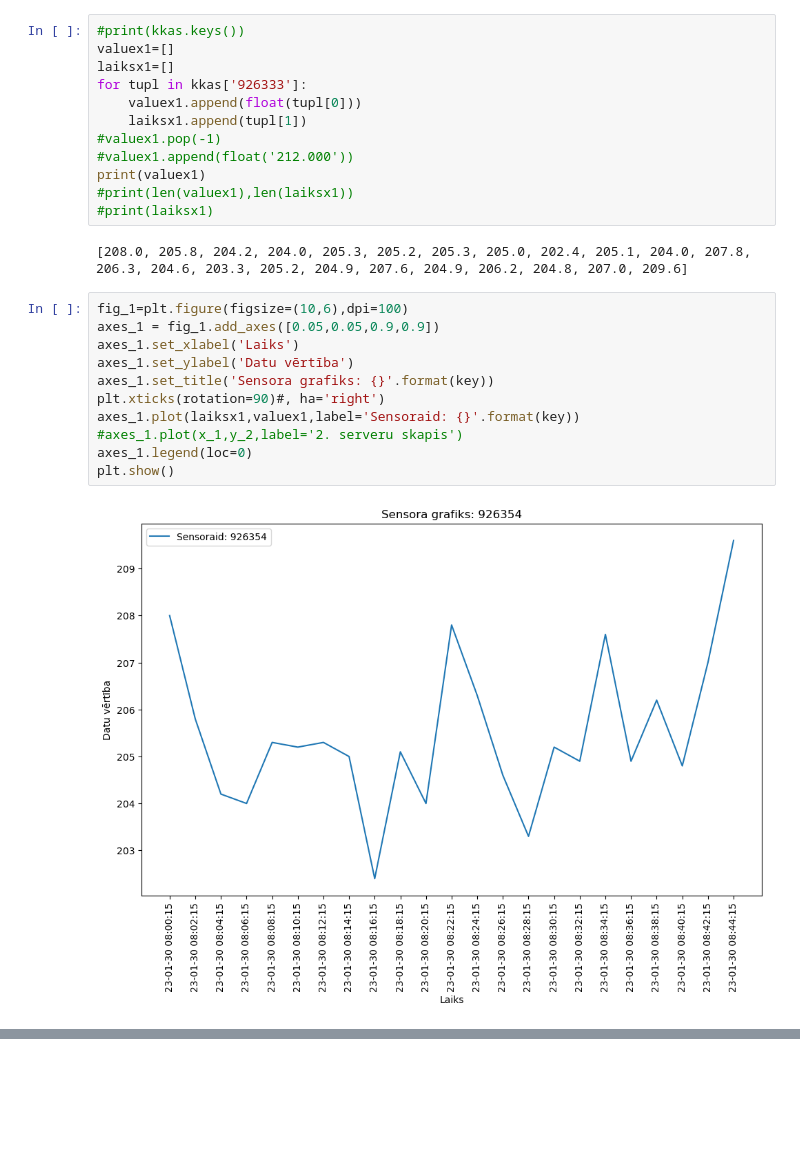
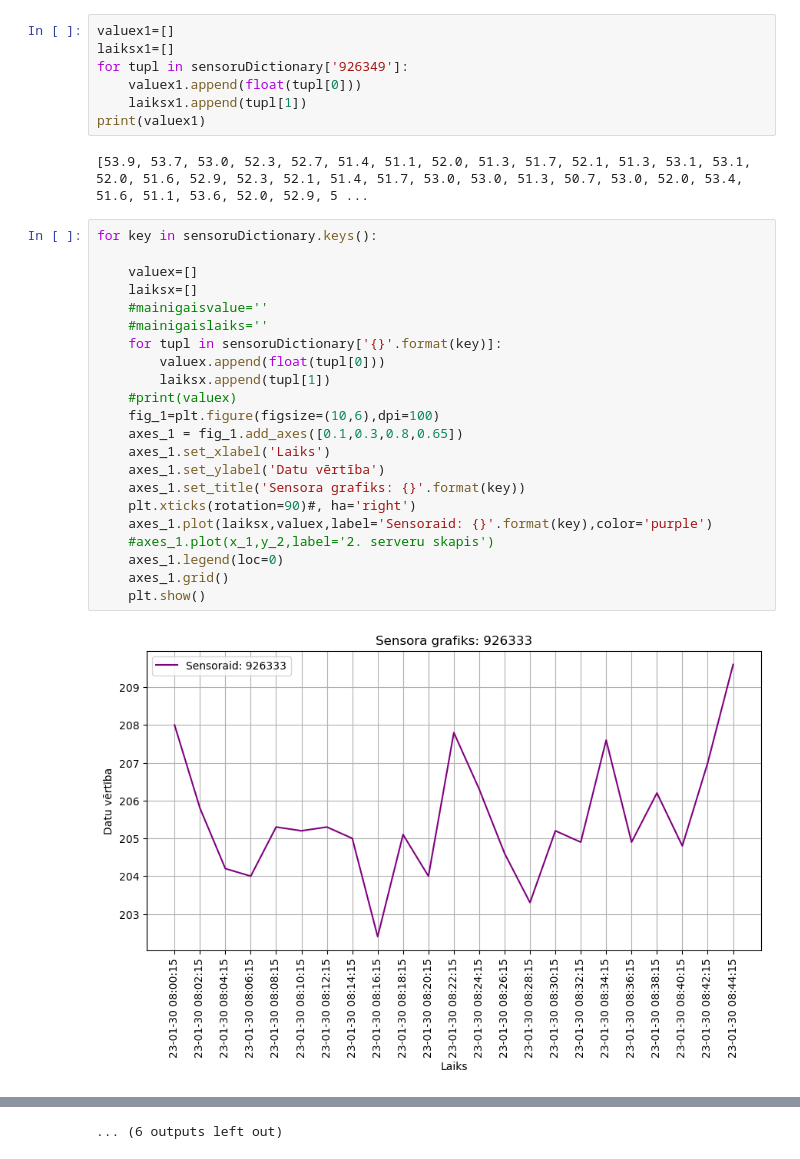
Before and after one commit to JanisKi/DatuIevaksanaUnGrafiki, a Jupyter notebook: SCADA_GRAFIKI/ZabbixDatu_DB_To_Grafiki.ipynb, the cells around one changed output, grey strips where cells are left out. Cells and saved outputs as stored; diff of their text form; blank space fills up the shorter version.

Commit message:
Izlaboti grafiki

```diff
--- a/SCADA_GRAFIKI/ZabbixDatu_DB_To_Grafiki.ipynb
+++ b/SCADA_GRAFIKI/ZabbixDatu_DB_To_Grafiki.ipynb
@@ -78,27 +65,33 @@ for key in kkas.keys():
 # %%
-#print(kkas.keys())
 valuex1=[]
 laiksx1=[]
-for tupl in kkas['926333']:
+for tupl in sensoruDictionary['926349']:
     valuex1.append(float(tupl[0]))
     laiksx1.append(tupl[1])
-#valuex1.pop(-1)
-#valuex1.append(float('212.000'))
 print(valuex1)
-#print(len(valuex1),len(laiksx1))
-#print(laiksx1)
 # %% [output]
-[208.0, 205.8, 204.2, 204.0, 205.3, 205.2, 205.3, 205.0, 202.4, 205.1, 204.0, 207.8, 206.3, 204.6, 203.3, 205.2, 204.9, 207.6, 204.9, 206.2, 204.8, 207.0, 209.6]
+[53.9, 53.7, 53.0, 52.3, 52.7, 51.4, 51.1, 52.0, 51.3, 51.7, 52.1, 51.3, 53.1, 53.1, 52.0, 51.6, 52.9, 52.3, 52.1, 51.4, 51.7, 53.0, 53.0, 51.3, 50.7, 53.0, 52.0, 53.4, 51.6, 51.1, 53.6, 52.0, 52.9, 5 ...
 # %%
-fig_1=plt.figure(figsize=(10,6),dpi=100)
-axes_1 = fig_1.add_axes([0.05,0.05,0.9,0.9])
-axes_1.set_xlabel('Laiks')
-axes_1.set_ylabel('Datu vērtība')
-axes_1.set_title('Sensora grafiks: {}'.format(key))
-plt.xticks(rotation=90)#, ha='right')
-axes_1.plot(laiksx1,valuex1,label='Sensoraid: {}'.format(key))
-#axes_1.plot(x_1,y_2,label='2. serveru skapis')
-axes_1.legend(loc=0)
-plt.show()
+for key in sensoruDictionary.keys():
+
+    valuex=[]
+    laiksx=[]
+    #mainigaisvalue=''
+    #mainigaislaiks=''
+    for tupl in sensoruDictionary['{}'.format(key)]:
+        valuex.append(float(tupl[0]))
+        laiksx.append(tupl[1])
+    #print(valuex)
+    fig_1=plt.figure(figsize=(10,6),dpi=100)
+    axes_1 = fig_1.add_axes([0.1,0.3,0.8,0.65])
+    axes_1.set_xlabel('Laiks')
+    axes_1.set_ylabel('Datu vērtība')
+    axes_1.set_title('Sensora grafiks: {}'.format(key))
+    plt.xticks(rotation=90)#, ha='right')
+    axes_1.plot(laiksx,valuex,label='Sensoraid: {}'.format(key),color='purple')
+    #axes_1.plot(x_1,y_2,label='2. serveru skapis')
+    axes_1.legend(loc=0)
+    axes_1.grid()
+    plt.show()
 # %% [output]
-[figure, old version]
+[figure, new version]
@@ -104,0 +109 @@ plt.show()
+... (6 outputs left out)
```
Also changed, not shown: parts of 3 cells of this notebook.
